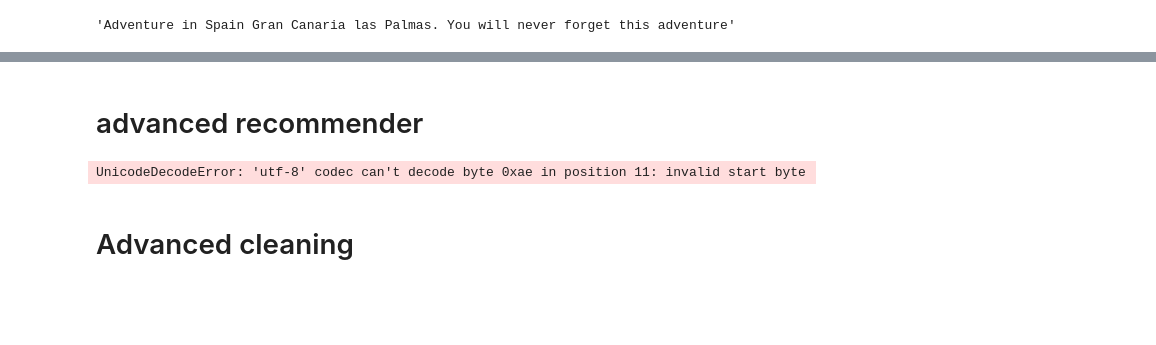
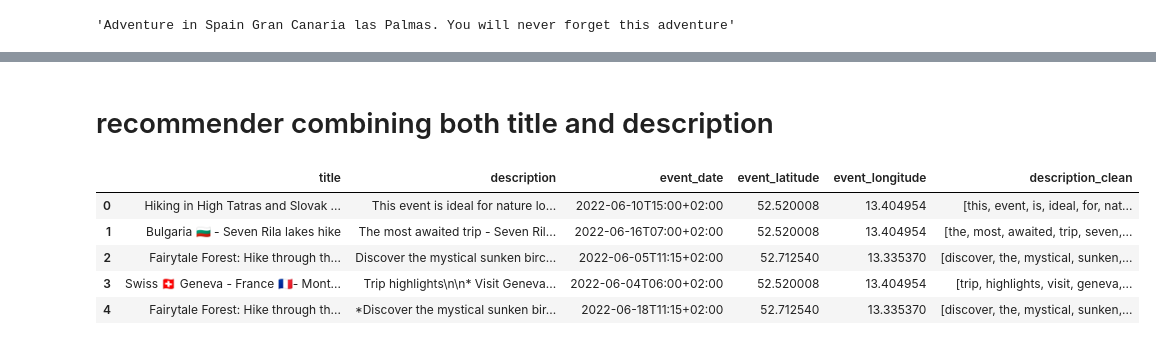
Before and after one commit to doode-1708/SportsExperiencePlatform, a Jupyter notebook: notebooks/sk_simple_recomender.ipynb, the cells around one changed output, grey strips where cells are left out. Saved outputs shown, nothing was run; the diff lists cells and outputs as text; code cells hidden in the pictures; blank space fills up the shorter version.

```diff
--- a/notebooks/sk_simple_recomender.ipynb
+++ b/notebooks/sk_simple_recomender.ipynb
@@ -55,8 +57,9 @@ for val in json_files:
 
                 data_dict.append({'title': val['title'],
                                   'description': val['description'],
-                                  'lat': val['venue']['lat'],
-                                  'long': val['venue']['lng']
+                                  'event_date':val['dateTime'],
+                                  'event_latitude': val['venue']['lat'],
+                                  'event_longitude': val['venue']['lng']
 
 
 
@@ -129,0 +195,3 @@ Name: description_clean, Length: 558, dtype: object
+# %%
+df['clean_description'] = df['description'].apply(lambda x: clean_string(x))
+df['clean_title'] = df['title'].apply(lambda x: clean_string(x))
@@ -176,10 +255,12 @@ content_recommender("Hiking in High Tatras and Slovak Paradise National Parks")
 Name: title, dtype: object
 # %% [markdown]
-# advanced recommender
+#  recommender combining both title and description
 # %%
-sports_data = 'events.csv'
-df_da = pd.read_csv(data_path+sports_data, encoding='utf-8')
+df.head()
 # %% [output]
-UnicodeDecodeError: 'utf-8' codec can't decode byte 0xae in position 11: invalid start byte
+|  | title | description | event_date | event_latitude | event_longitude | description_clean |
+| 0 | Hiking in High Tatras and Slovak ... | This event is ideal for nature lo... | 2022-06-10T15:00+02:00 | 52.520008 | 13.404954 | [this, event, is, ideal, for, nat... |
+| 1 | Bulgaria 🇧🇬 - Seven Rila lakes hike | The most awaited trip - Seven Ril... | 2022-06-16T07:00+02:00 | 52.520008 | 13.404954 | [the, most, awaited, trip, seven,... |
+| 2 | Fairytale Forest: Hike through th... | Discover the mystical sunken birc... | 2022-06-05T11:15+02:00 | 52.712540 | 13.335370 | [discover, the, mystical, sunken,... |
+| 3 | Swiss 🇨🇭 Geneva - France 🇫🇷- Mont... | Trip highlights\n\n* Visit Geneva... | 2022-06-04T06:00+02:00 | 52.520008 | 13.404954 | [trip, highlights, visit, geneva,... |
+| 4 | Fairytale Forest: Hike through th... | *Discover the mystical sunken bir... | 2022-06-18T11:15+02:00 | 52.712540 | 13.335370 | [discover, the, mystical, sunken,... |
-# %% [markdown]
-# Advanced cleaning
```
Also changed, not shown: parts of 23 cells of this notebook.
